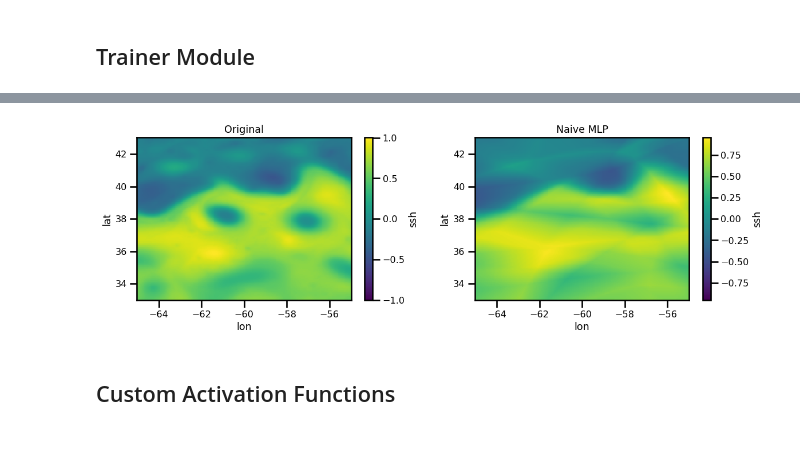
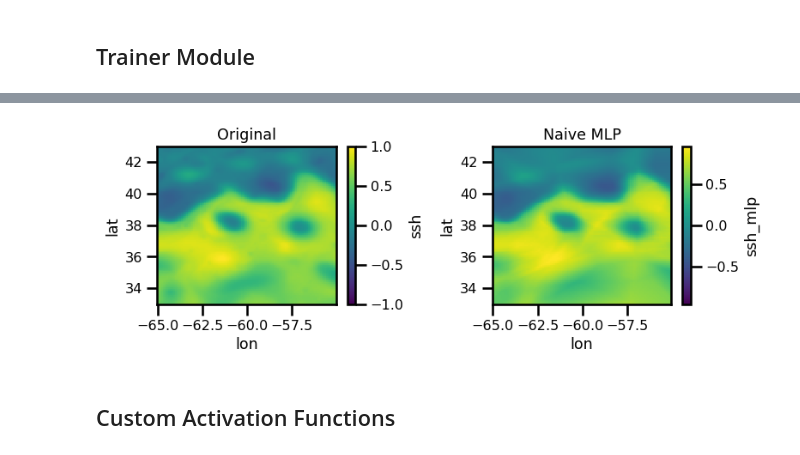
Before and after one commit to jejjohnson/jejeqx, a Jupyter notebook: notebooks/dev/nerfs/1.2_gradients.ipynb, the cells around one changed output, grey strips where cells are left out. Saved outputs shown, nothing was run; the diff lists cells and outputs as text; code cells hidden in the pictures.

Commit message:
added spatial-temporal integrations.
- Improved API for SIREN
- added new API for spatio-temporal nerfs
- added some time nets.
- added scaling transforms.

```diff
--- a/notebooks/dev/nerfs/1.2_gradients.ipynb
+++ b/notebooks/dev/nerfs/1.2_gradients.ipynb
@@ -290,7 +328,7 @@ class Scheduler:
 
 scheduler_config = OmegaConf.structured(Scheduler())
 # %%
-num_epochs = 2_000
+num_epochs = 3_000
 num_steps_per_epoch = len(dm.ds_train)
 
 scheduler = hydra.utils.instantiate(
@@ -375,10 +413,12 @@ trainer = RegressorTrainer(
     enable_progress_bar=enable_progress_bar,
     log_dir=log_dir
 )
+train_more = False
 # %%
 trainer.load_model("checkpoint_model_mlp_ssh.ckpt")
 # %%
 %%time
 
-metrics = trainer.train_model(dm, num_epochs=num_epochs)
+if train_more:
+    metrics = trainer.train_model(dm, num_epochs=num_epochs)
 # %% [output]
@@ -399,16 +435,18 @@ xrda = dm.load_xrdata()
+# %%
+xrda["ssh_mlp"] = dm.data_to_df(out).to_xarray().ssh
 # %%
-fig, ax = plt.subplots(ncols=2, figsize=(12,4))
+fig, ax = plt.subplots(ncols=2, figsize=(8,3))
 
 xrda.ssh.isel(time=0).plot.pcolormesh(ax=ax[0], cmap="viridis")
 ax[0].set(title="Original")
 
-out_mlp.ssh.isel(time=0).plot.pcolormesh(ax=ax[1], cmap="viridis")
+xrda.ssh_mlp.isel(time=0).plot.pcolormesh(ax=ax[1], cmap="viridis")
 ax[1].set(title="Naive MLP")
 
 plt.tight_layout()
 plt.show()
 # %% [output]
-[figure, old version]
+[figure, new version]
 # %% [markdown]
 ## Custom Activation Functions
 # %% [markdown]
```
Also changed, not shown: parts of 33 cells of this notebook, 16 other files.
